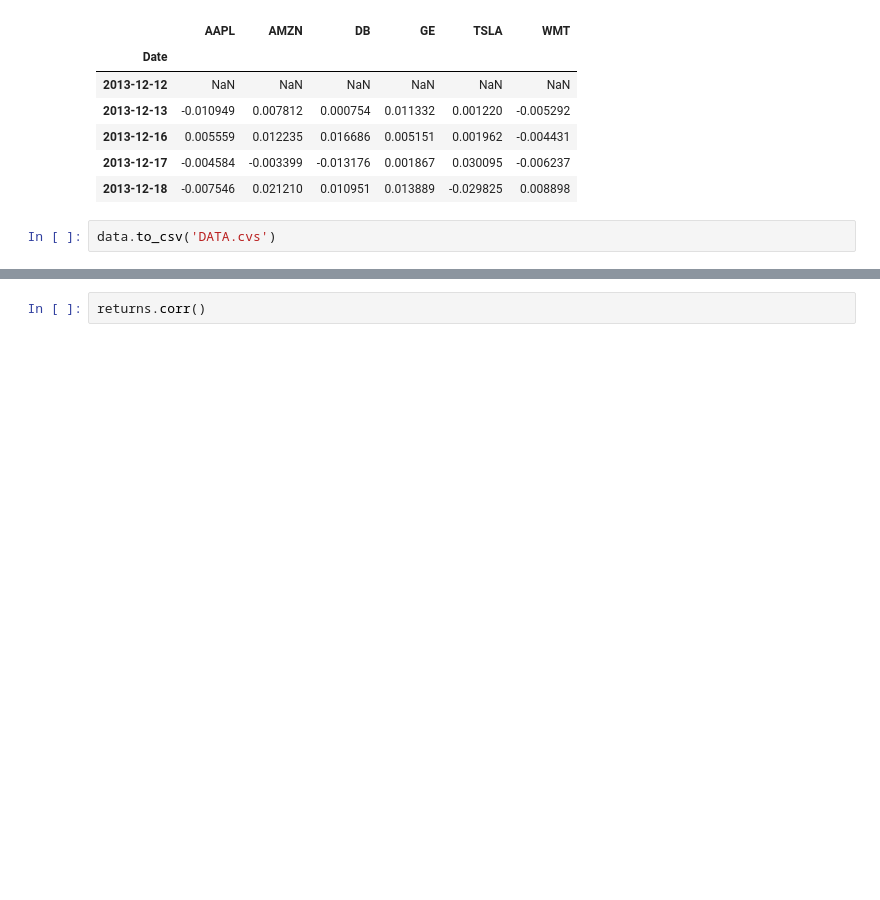
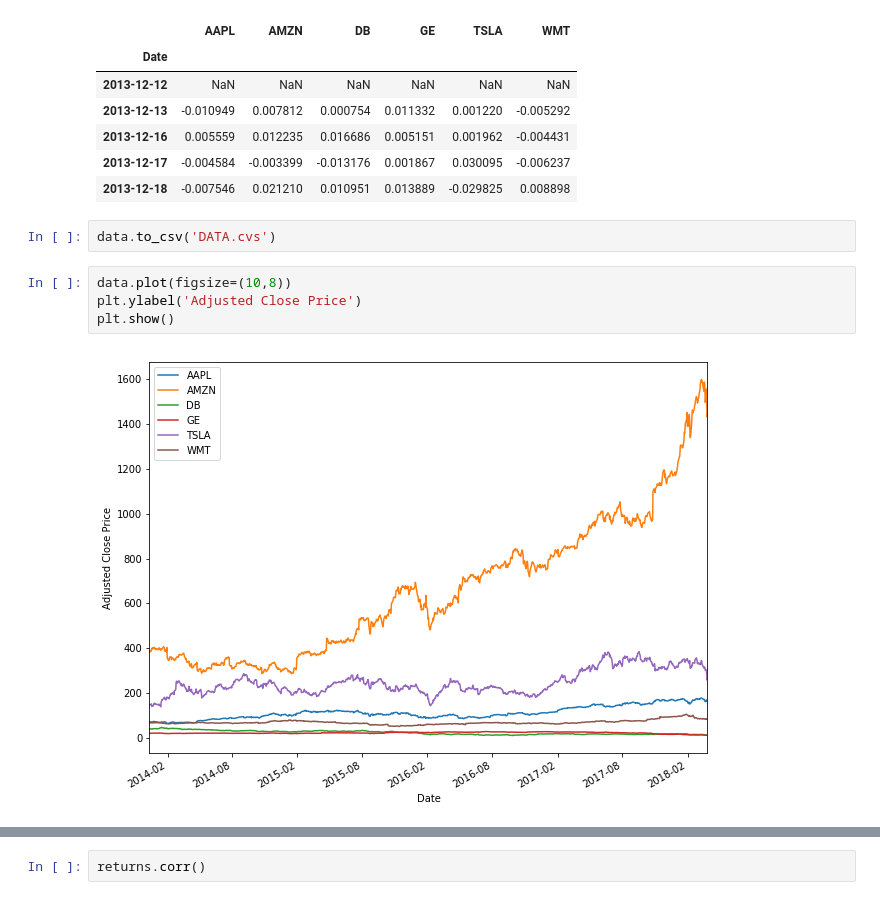
Before and after one commit to aldodec/Monte-Carlo-Portfolio-Allocation, a Jupyter notebook: Efficient Frontier.ipynb, the cells around one changed output, grey strips where cells are left out. Saved outputs shown, nothing was run; the diff lists cells and outputs as text; blank space fills up the shorter version.

```diff
--- a/Efficient Frontier.ipynb
+++ b/Efficient Frontier.ipynb
@@ -55,4 +62,10 @@ returns.head()
 | 2013-12-18 | -0.007546 | 0.021210 | 0.010951 | 0.013889 | -0.029825 | 0.008898 |
 # %%
 data.to_csv('DATA.cvs')
+# %%
+data.plot(figsize=(10,8))
+plt.ylabel('Adjusted Close Price')
+plt.show()
+# %% [output]
+[figure, added]
 # %%
```
Also changed, not shown: parts of 26 cells of this notebook.
